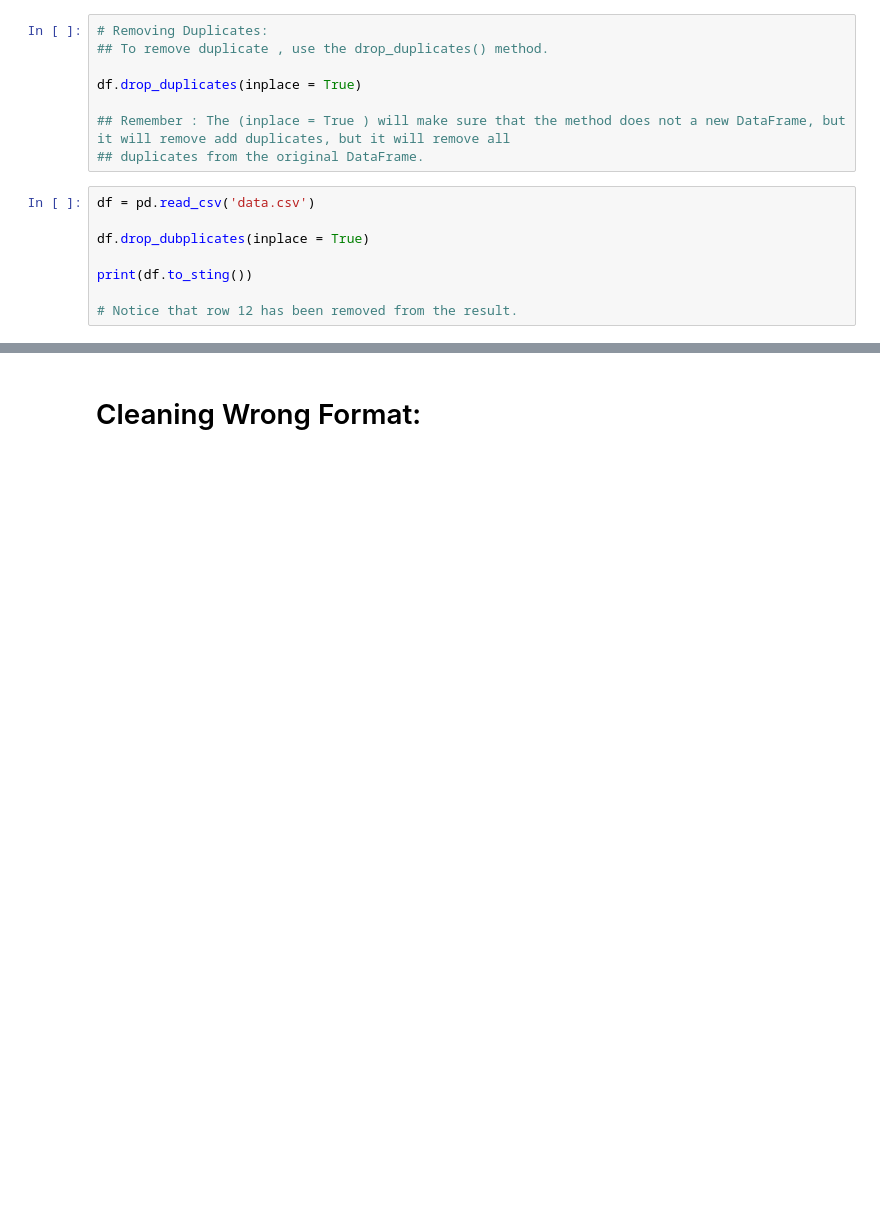
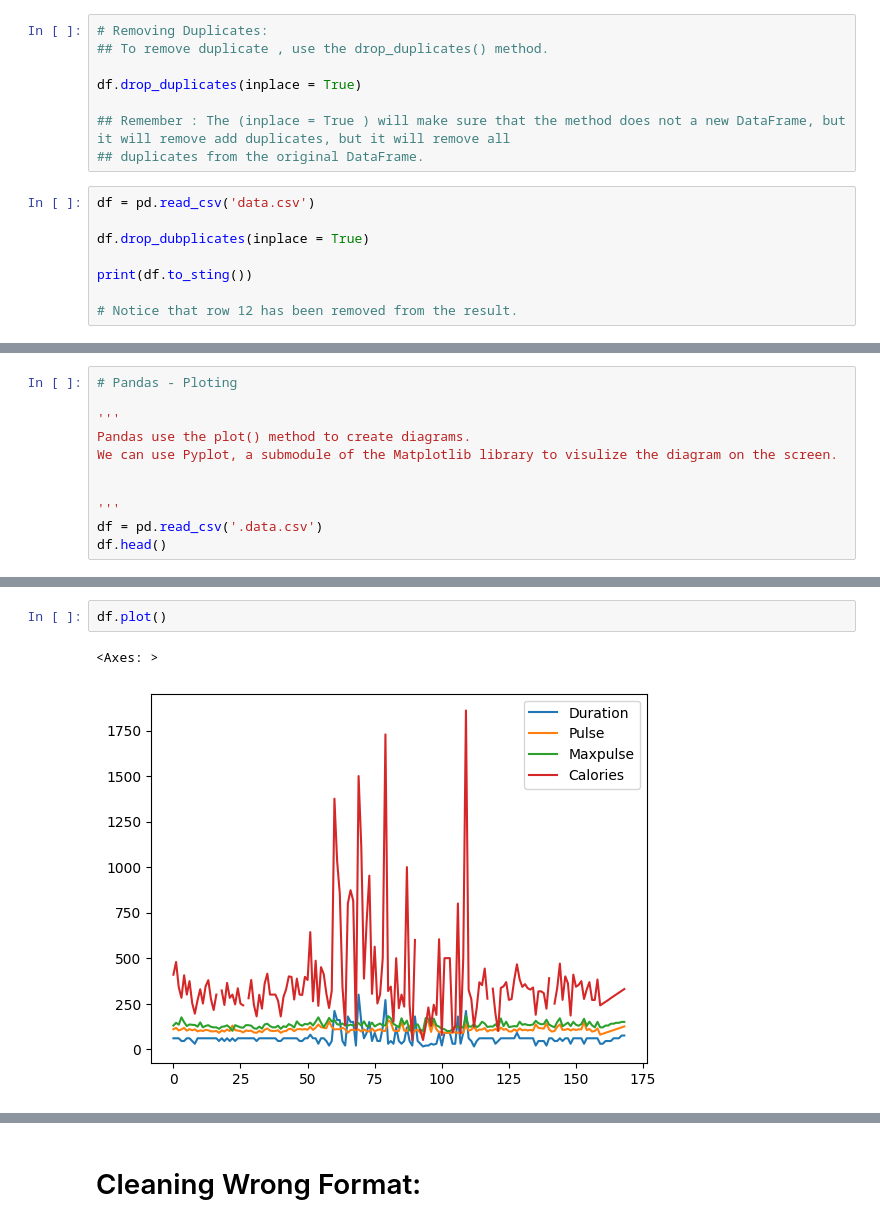
Before and after one commit to jubayerhu1/Python-Code, a Jupyter notebook: Pandas/pandas_1.ipynb, the cells around one changed output, grey strips where cells are left out. Saved outputs shown, nothing was run; the diff lists cells and outputs as text; blank space fills up the shorter version.

Commit message:
Pandas_1/all

```diff
--- a/Pandas/pandas_1.ipynb
+++ b/Pandas/pandas_1.ipynb
@@ -502,0 +536,11 @@ print(df.to_sting())
+# %%
+# Pandas - Ploting
+
+'''
+Pandas use the plot() method to create diagrams.
+We can use Pyplot, a submodule of the Matplotlib library to visulize the diagram on the screen.
+
+
+'''
+df = pd.read_csv('.data.csv')
+df.head()
@@ -502,0 +554,5 @@ print(df.to_sting())
+# %%
+df.plot()
+# %% [output]
+<Axes: >
+[figure, added]
```
Also changed, not shown: parts of 5 cells of this notebook, 1 other file.
